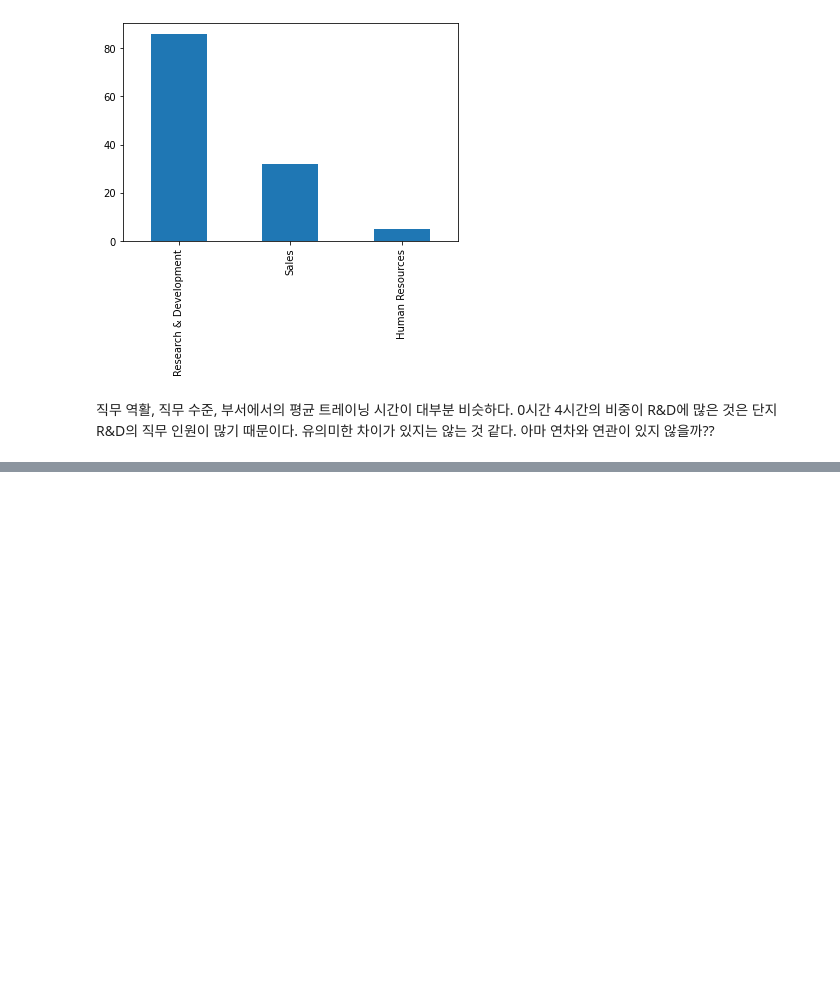
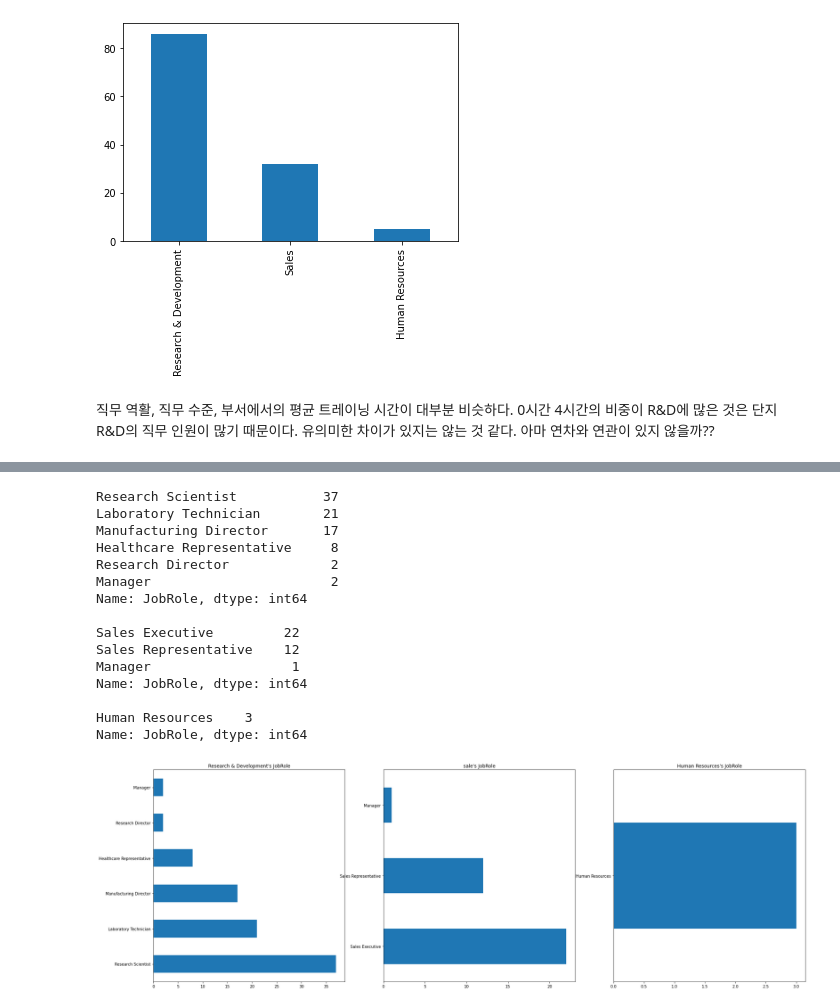
Before and after one commit to Insight-Sogang-Univ/2022_insightcon_1st_group6, a Jupyter notebook: Insightcon1_Guide(준석).ipynb, the cells around one changed output, grey strips where cells are left out. Saved outputs shown, nothing was run; the diff lists cells and outputs as text; code cells hidden in the pictures; blank space fills up the shorter version.

```diff
--- a/Insightcon1_Guide(준석).ipynb
+++ b/Insightcon1_Guide(준석).ipynb
@@ -582,0 +742,35 @@ plt.show()
+# %%
+f, ax = plt.subplots(1,3,figsize=(30,10))
+
+dataNew[dataNew['Department']=="Research & Development"]['JobRole'].value_counts().plot.barh(ax=ax[0])
+ax[0].set_title("Research & Development's JobRole")
+
+dataNew[dataNew['Department']=="Sales"]['JobRole'].value_counts().plot.barh(ax=ax[1])
+ax[1].set_title("sale's JobRole")
+
+dataNew[dataNew['Department']=="Human Resources"]['JobRole'].value_counts().plot.barh(ax=ax[2])
+ax[2].set_title("Human Resources's JobRole")
+
+print(dataNew[dataNew['Department']=="Research & Development"]['JobRole'].value_counts())
+print("")
+print(dataNew[dataNew['Department']=="Sales"]['JobRole'].value_counts())
+print("")
+print(dataNew[dataNew['Department']=="Human Resources"]['JobRole'].value_counts())
+print("")
+# %% [output]
+Research Scientist           37
+Laboratory Technician        21
+Manufacturing Director       17
+Healthcare Representative     8
+Research Director             2
+Manager                       2
+Name: JobRole, dtype: int64
+
+Sales Executive         22
+Sales Representative    12
+Manager                  1
+Name: JobRole, dtype: int64
+
+Human Resources    3
+Name: JobRole, dtype: int64
+[figure, added]
```
Also changed, not shown: parts of 41 cells of this notebook, 1 other file.
